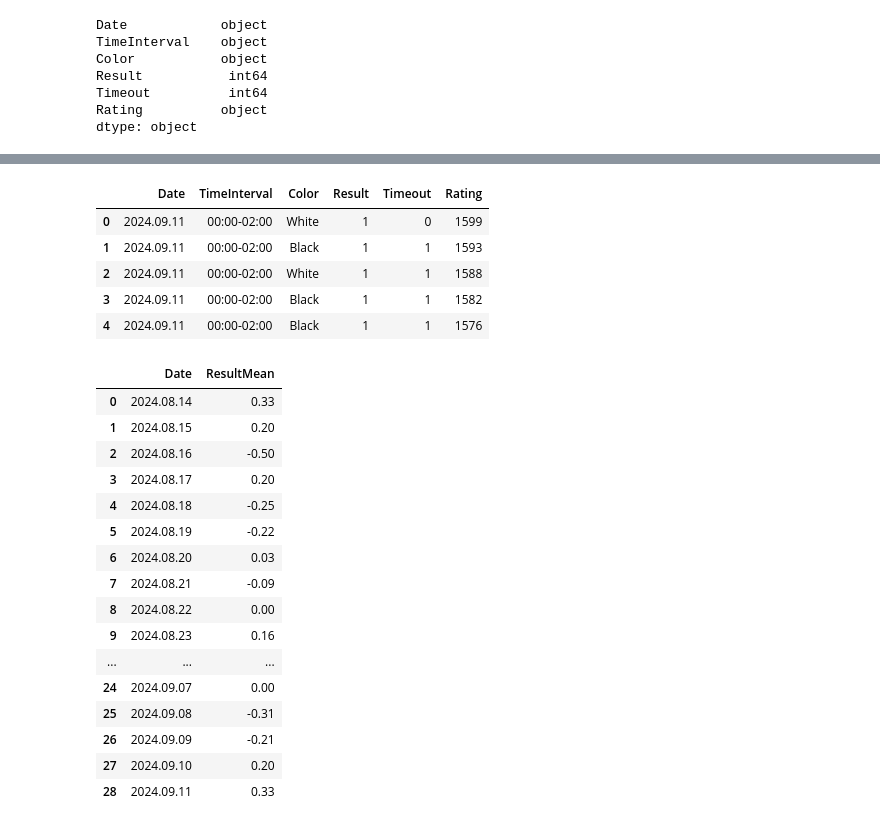
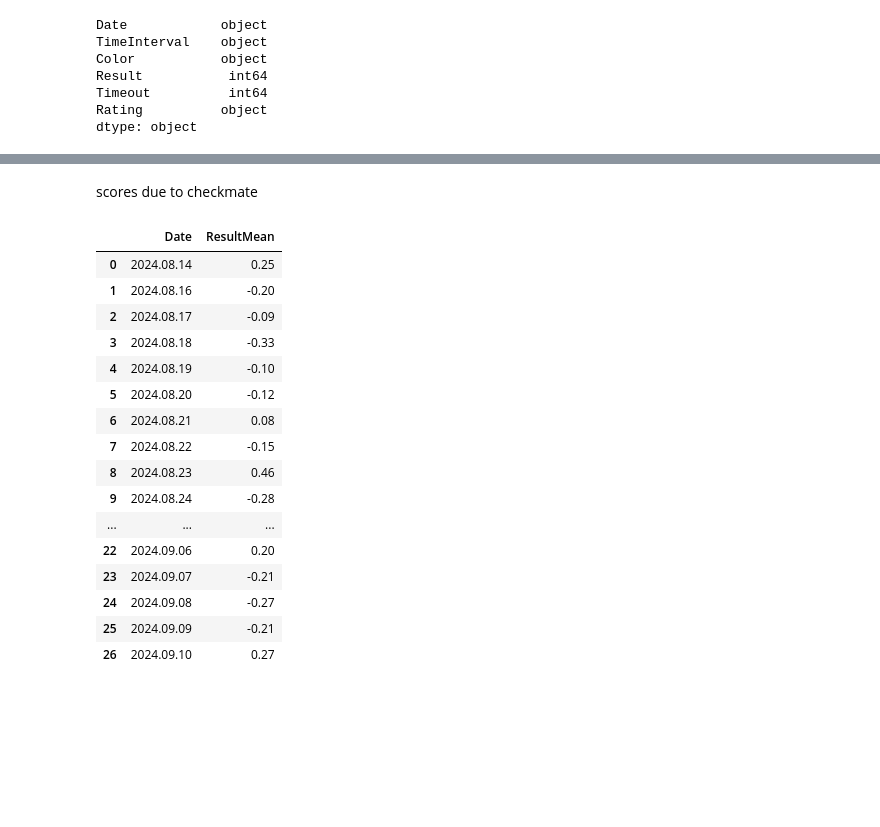
Before and after one commit to tal9624/ChessAnalyze, a Jupyter notebook: Chess.ipynb, the cells around one changed output, grey strips where cells are left out. Cells and saved outputs as stored; diff of their text form; code cells hidden in the pictures; blank space fills up the shorter version.

```diff
--- a/Chess.ipynb
+++ b/Chess.ipynb
@@ -401,5 +379,5 @@ dfcopy3.head(10)
 # %%
-dfcopy3 = dfcopy3.drop(columns = ['UTCTime'])
-dfcopy3
+df = df.drop(columns = ['UTCTime'])
+df
 # %% [output]
 |  | Date | Result | Timeout | TalMizrahiElo | TalMizrahiColor | TimeInterval |
@@ -418,8 +396,8 @@ dfcopy3
 # %% [markdown]
 # Table arrangement
 # %%
-dfcopy3 = dfcopy3.rename({'TalMizrahiElo' : 'Rating',
+df = df.rename({'TalMizrahiElo' : 'Rating',
                 'TalMizrahiColor' : 'Color'}, axis='columns')
-dfcopy3
+df
 # %% [output]
 |  | Date | Result | Timeout | Rating | Color | TimeInterval |
@@ -440,9 +418,9 @@ dfcopy3.columns
 # %% [output]
 Index(['Date', 'Result', 'Timeout', 'Rating', 'Color', 'TimeInterval'], dtype='object')
 # %%
-dfcopy3 = dfcopy3[['Date','TimeInterval','Color' , 'Result', 'Timeout', 'Rating' ]]
+df = df[['Date','TimeInterval','Color' , 'Result', 'Timeout', 'Rating' ]]
 
 
-dfcopy3.head(10)
+df.head(10)
 # %% [output]
 |  | Date | TimeInterval | Color | Result | Timeout | Rating |
@@ -461,2 +439,2 @@ dfcopy3.head(10)
 # %%
-df_finished = dfcopy3.copy()
+df_finished = df.copy()
@@ -595,38 +567,31 @@ plt.show()
-# %%
-df_finished.head(5)
-# %% [output]
-|  | Date | TimeInterval | Color | Result | Timeout | Rating |
-| 0 | 2024.09.11 | 00:00-02:00 | White | 1 | 0 | 1599 |
-| 1 | 2024.09.11 | 00:00-02:00 | Black | 1 | 1 | 1593 |
-| 2 | 2024.09.11 | 00:00-02:00 | White | 1 | 1 | 1588 |
-| 3 | 2024.09.11 | 00:00-02:00 | Black | 1 | 1 | 1582 |
-| 4 | 2024.09.11 | 00:00-02:00 | Black | 1 | 1 | 1576 |
+# %% [markdown]
+scores due to checkmate
 # %%
-df_normal = df_finished[(df_finished['Timeout'] == 0)
+df_checkmate = df_finished[(df_finished['Timeout'] == 0)
             ]
 
-df_normal_mean = df_normal.groupby('Date').agg(ResultMean=('Result', 'mean')).reset_index()
-df_normal_mean['ResultMean'] = df_normal_mean['ResultMean'].round(2)
+df_checkmate_mean = df_checkmate.groupby('Date').agg(ResultMean=('Result', 'mean')).reset_index()
+df_checkmate_mean['ResultMean'] = df_checkmate_mean['ResultMean'].round(2)
 
 
-df_normal_mean
+df_checkmate_mean
 # %% [output]
 |  | Date | ResultMean |
-| 0 | 2024.08.14 | 0.33 |
-| 1 | 2024.08.15 | 0.20 |
-| 2 | 2024.08.16 | -0.50 |
-| 3 | 2024.08.17 | 0.20 |
-| 4 | 2024.08.18 | -0.25 |
-| 5 | 2024.08.19 | -0.22 |
-| 6 | 2024.08.20 | 0.03 |
-| 7 | 2024.08.21 | -0.09 |
-| 8 | 2024.08.22 | 0.00 |
-| 9 | 2024.08.23 | 0.16 |
+| 0 | 2024.08.14 | 0.25 |
+| 1 | 2024.08.16 | -0.20 |
+| 2 | 2024.08.17 | -0.09 |
+| 3 | 2024.08.18 | -0.33 |
+| 4 | 2024.08.19 | -0.10 |
+| 5 | 2024.08.20 | -0.12 |
+| 6 | 2024.08.21 | 0.08 |
+| 7 | 2024.08.22 | -0.15 |
+| 8 | 2024.08.23 | 0.46 |
+| 9 | 2024.08.24 | -0.28 |
 | ... | ... | ... |
-| 24 | 2024.09.07 | 0.00 |
-| 25 | 2024.09.08 | -0.31 |
-| 26 | 2024.09.09 | -0.21 |
-| 27 | 2024.09.10 | 0.20 |
-| 28 | 2024.09.11 | 0.33 |
+| 22 | 2024.09.06 | 0.20 |
+| 23 | 2024.09.07 | -0.21 |
+| 24 | 2024.09.08 | -0.27 |
+| 25 | 2024.09.09 | -0.21 |
+| 26 | 2024.09.10 | 0.27 |
 # %%
 plt.figure(figsize=(10, 6))
```
Also changed, not shown: parts of 54 cells of this notebook.
